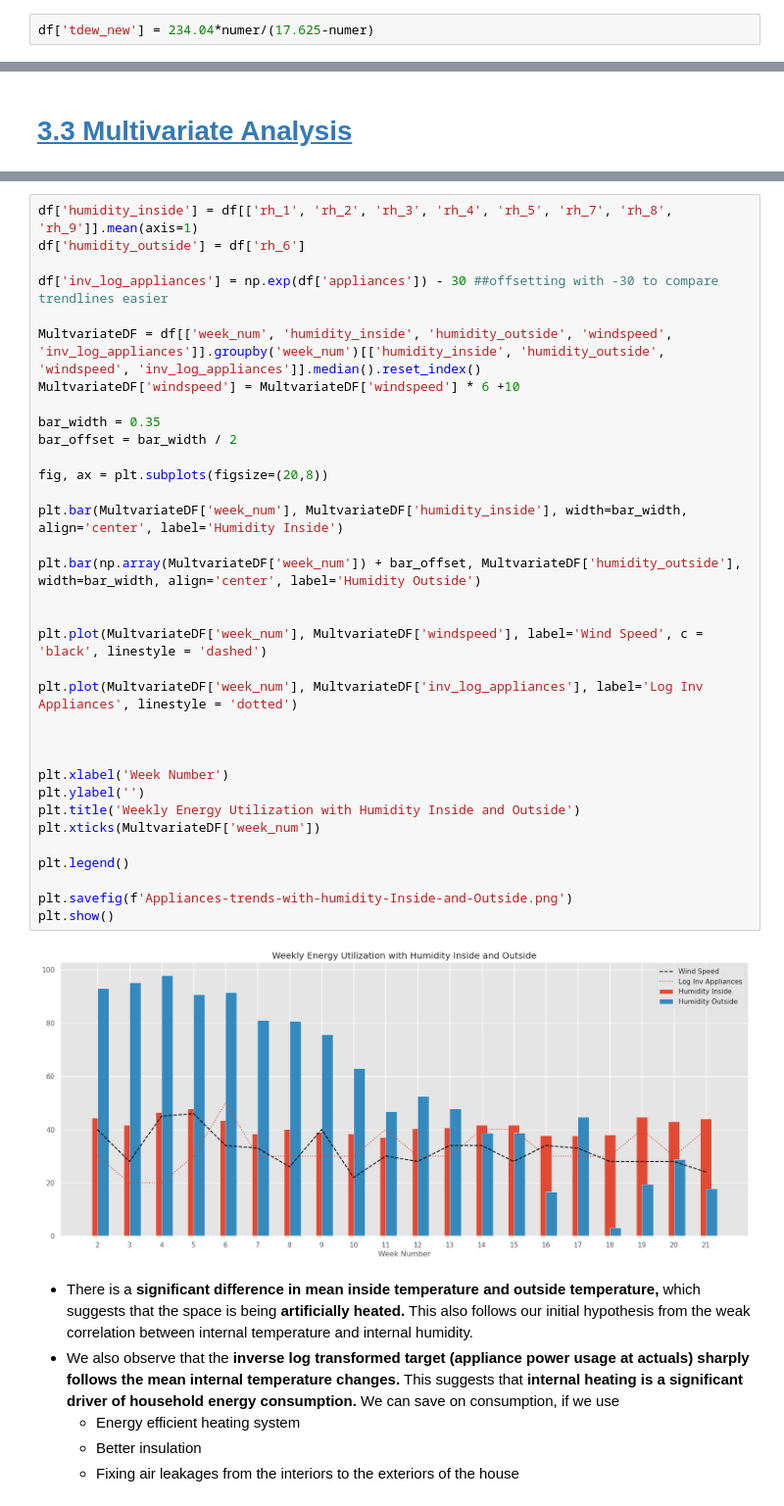
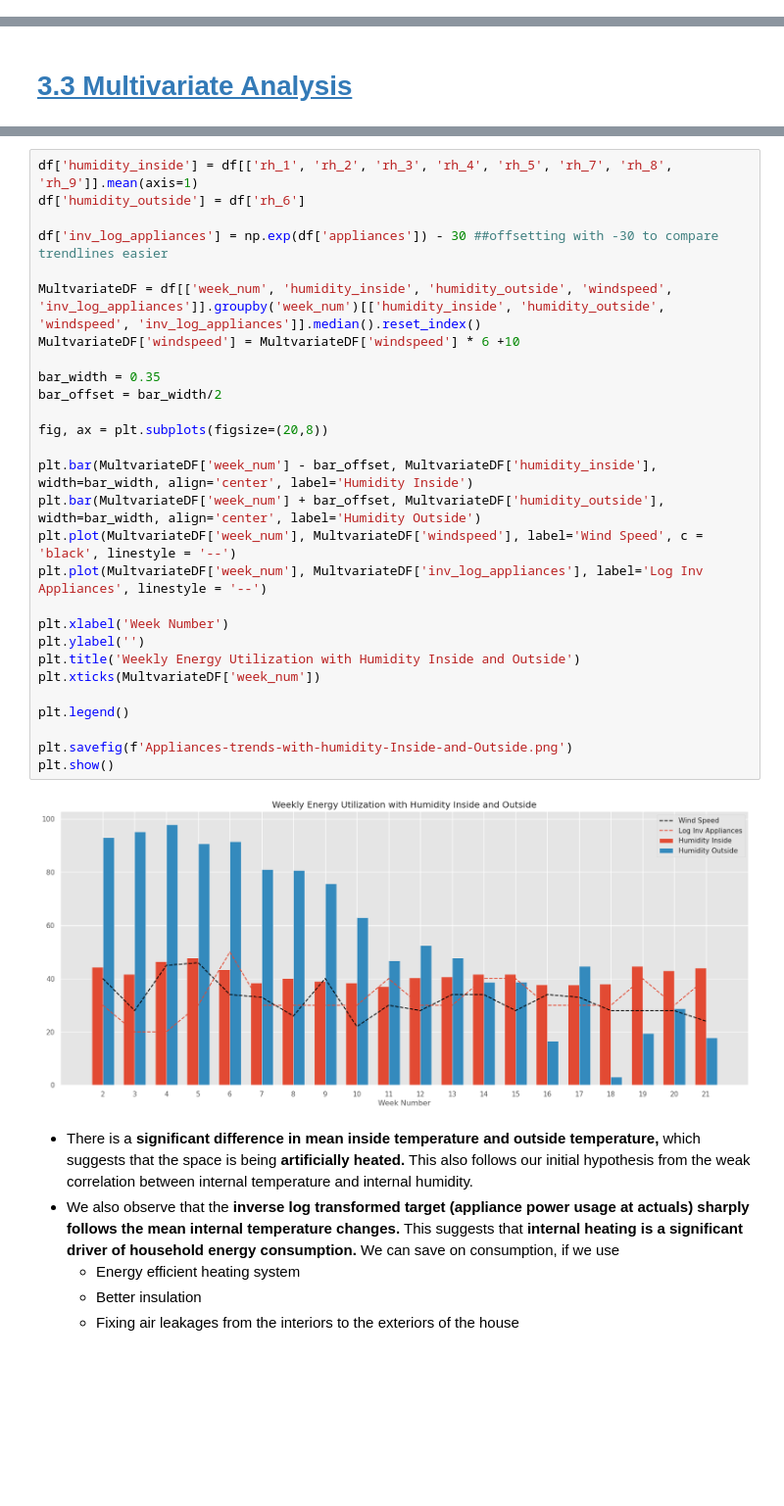
Before and after one commit to hantablack9/IIT-Roorkee-Hackathon, a Jupyter notebook: Household Energy Optimization, Prediction.ipynb, the cells around one changed output, grey strips where cells are left out. Shown at 98% size. Cells and saved outputs as stored; diff of their text form; blank space fills up the shorter version.

```diff
--- a/Household Energy Optimization, Prediction.ipynb
+++ b/Household Energy Optimization, Prediction.ipynb
@@ -552,2 +524,0 @@ numer = np.log(df['rh_out']/100) + 17.625*df['t_out']/(243.04+df['t_out'])
-# %%
-df['tdew_new'] = 234.04*numer/(17.625-numer)
@@ -642,39 +634,33 @@ plt.show()
 # %%
 df['humidity_inside'] = df[['rh_1', 'rh_2', 'rh_3', 'rh_4', 'rh_5', 'rh_7', 'rh_8', 'rh_9']].mean(axis=1)
 df['humidity_outside'] = df['rh_6']
 
 df['inv_log_appliances'] = np.exp(df['appliances']) - 30 ##offsetting with -30 to compare trendlines easier
 
 MultvariateDF = df[['week_num', 'humidity_inside', 'humidity_outside', 'windspeed', 'inv_log_appliances']].groupby('week_num')[['humidity_inside', 'humidity_outside', 'windspeed', 'inv_log_appliances']].median().reset_index()
 MultvariateDF['windspeed'] = MultvariateDF['windspeed'] * 6 +10
 
 bar_width = 0.35
-bar_offset = bar_width / 2
+bar_offset = bar_width/2
 
 fig, ax = plt.subplots(figsize=(20,8))
 
-plt.bar(MultvariateDF['week_num'], MultvariateDF['humidity_inside'], width=bar_width, align='center', label='Humidity Inside')
-
-plt.bar(np.array(MultvariateDF['week_num']) + bar_offset, MultvariateDF['humidity_outside'], width=bar_width, align='center', label='Humidity Outside')
-
-
-plt.plot(MultvariateDF['week_num'], MultvariateDF['windspeed'], label='Wind Speed', c = 'black', linestyle = 'dashed')
-
-plt.plot(MultvariateDF['week_num'], MultvariateDF['inv_log_appliances'], label='Log Inv Appliances', linestyle = 'dotted')
-
-
+plt.bar(MultvariateDF['week_num'] - bar_offset, MultvariateDF['humidity_inside'], width=bar_width, align='center', label='Humidity Inside')
+plt.bar(MultvariateDF['week_num'] + bar_offset, MultvariateDF['humidity_outside'], width=bar_width, align='center', label='Humidity Outside')
+plt.plot(MultvariateDF['week_num'], MultvariateDF['windspeed'], label='Wind Speed', c = 'black', linestyle = '--')
+plt.plot(MultvariateDF['week_num'], MultvariateDF['inv_log_appliances'], label='Log Inv Appliances', linestyle = '--')
 
 plt.xlabel('Week Number')
 plt.ylabel('')
 plt.title('Weekly Energy Utilization with Humidity Inside and Outside')
 plt.xticks(MultvariateDF['week_num'])
 
 plt.legend()
 
 plt.savefig(f'Appliances-trends-with-humidity-Inside-and-Outside.png')
 plt.show()
 # %% [output]
-[figure, old version]
+[figure, new version]
 # %% [markdown]
 * There is a **significant difference in mean inside temperature and outside temperature,** which suggests that the space is being **artificially heated.** This also follows our initial hypothesis from the weak correlation between internal temperature and internal humidity.
 * We also observe that the **inverse log transformed target (appliance power usage at actuals) sharply follows the mean internal temperature changes.** This suggests that **internal  heating is a significant driver of household energy consumption.** We can save on consumption, if we use
```
Also changed, not shown: parts of 46 cells of this notebook.
